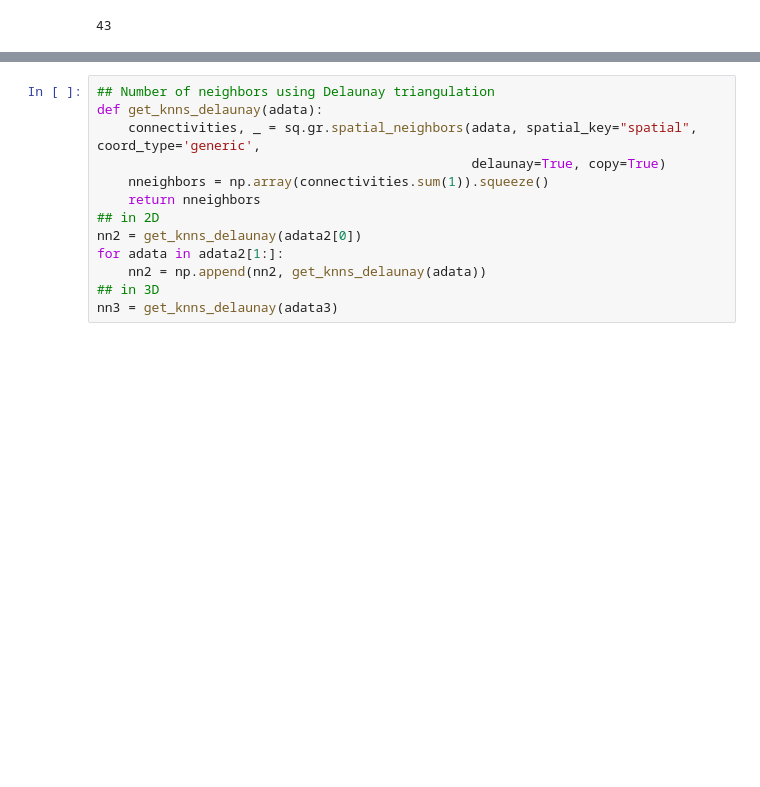
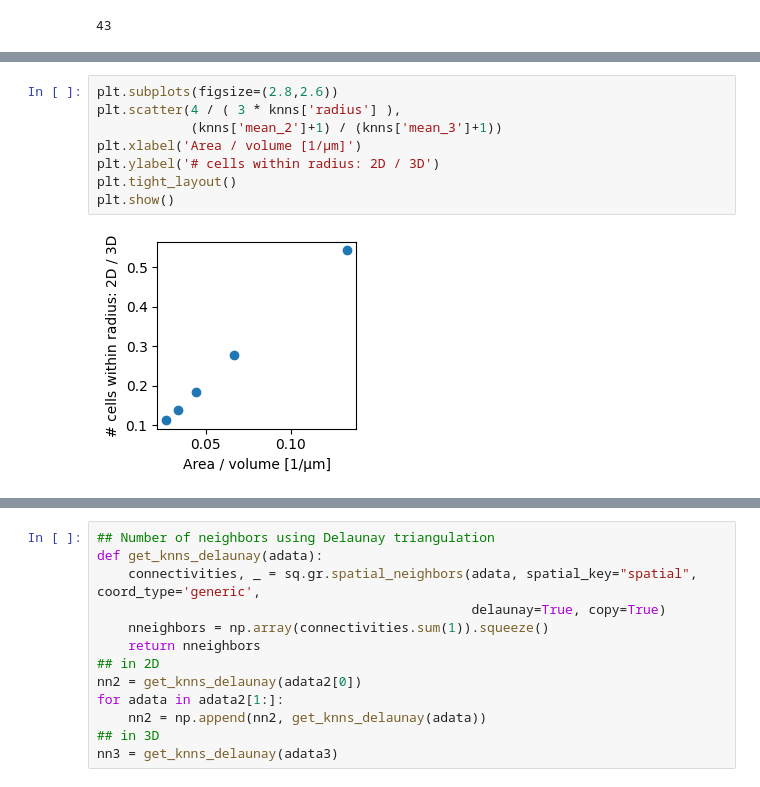
Before and after one commit to gesavoigt/master_thesis, a Jupyter notebook: scripts/nbh_analysis/nbh_size.ipynb, the cells around one changed output, grey strips where cells are left out. Drawn from its saved outputs; the diff is of its cells as text; blank space fills up the shorter version.

```diff
--- a/scripts/nbh_analysis/nbh_size.ipynb
+++ b/scripts/nbh_analysis/nbh_size.ipynb
@@ -119,0 +152,10 @@ plt.show()
+# %%
+plt.subplots(figsize=(2.8,2.6))
+plt.scatter(4 / ( 3 * knns['radius'] ),
+            (knns['mean_2']+1) / (knns['mean_3']+1))
+plt.xlabel('Area / volume [1/μm]')
+plt.ylabel('# cells within radius: 2D / 3D')
+plt.tight_layout()
+plt.show()
+# %% [output]
+[figure, added]
```
Also changed, not shown: parts of 11 cells of this notebook.
